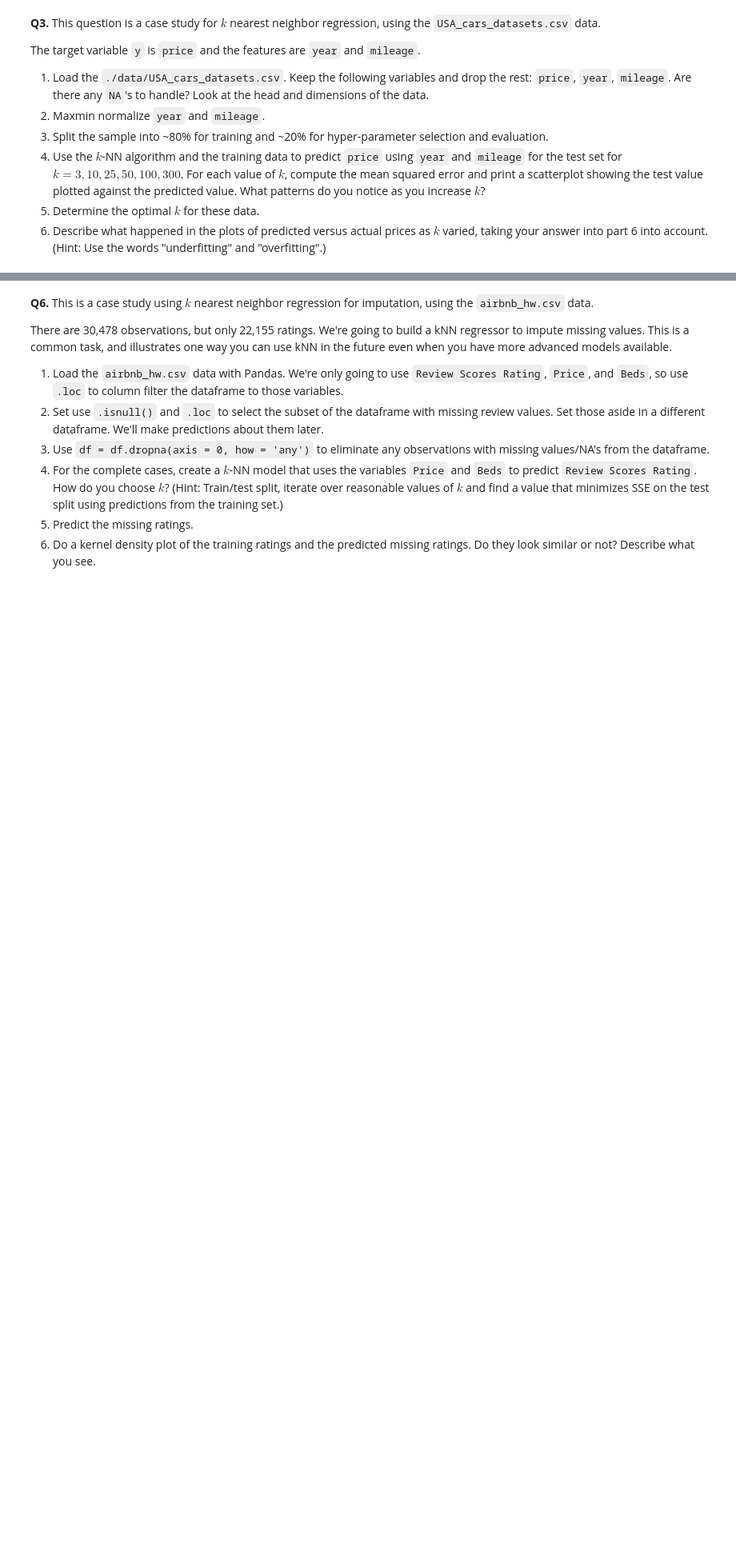
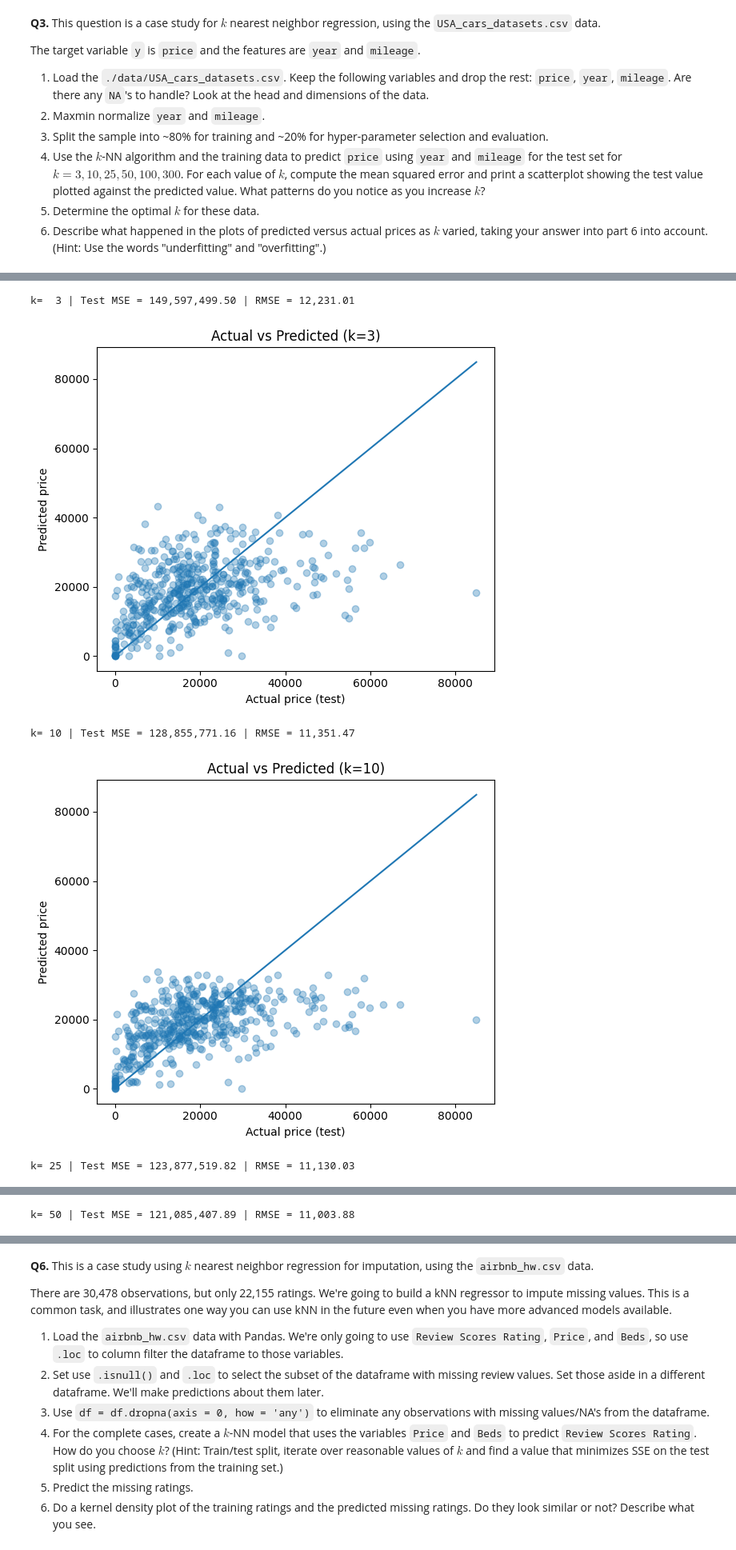
Before and after one commit to haileyechong/undergrad_ml_assignments, a Jupyter notebook: 02_assignment_knn.ipynb, the cells around one changed output, grey strips where cells are left out. Shown at 80% size. Saved outputs shown, nothing was run; the diff lists cells and outputs as text; code cells hidden in the pictures; blank space fills up the shorter version.

```diff
--- a/02_assignment_knn.ipynb
+++ b/02_assignment_knn.ipynb
@@ -104,0 +289,37 @@ The data consist of a label, `class`, taking integer values 1 to 7, the name of
+# %%
+# 3.4
+k_list = [3, 10, 25, 50, 100, 300]
+mse_by_k = {}
+
+for k in k_list:
+    k_use = min(k, len(X_train_s))
+    model = KNeighborsRegressor(n_neighbors=k_use)
+    model.fit(X_train_s, y_train)
+
+    y_hat = model.predict(X_test_s)
+    mse = mean_squared_error(y_test, y_hat)
+    rmse = np.sqrt(mse)
+    mse_by_k[k_use] = mse
+
+    print(f"k={k_use:3d} | Test MSE = {mse:,.2f} | RMSE = {rmse:,.2f}")
+
+    # scatterplot actual vs predicted
+    plt.figure(figsize=(6, 5))
+    plt.scatter(y_test, y_hat, alpha=0.35)
+    mn = min(y_test.min(), y_hat.min())
+    mx = max(y_test.max(), y_hat.max())
+    plt.plot([mn, mx], [mn, mx])
+    plt.xlabel("Actual price (test)")
+    plt.ylabel("Predicted price")
+    plt.title(f"Actual vs Predicted (k={k_use})")
+    plt.tight_layout()
+    plt.show()
+
+best_k = min(mse_by_k, key=mse_by_k.get)
+print("\nBest k among [3,10,25,50,100,300] = ", best_k, "| Min Test MSE =", mse_by_k[best_k])
+# %% [output]
+k=  3 | Test MSE = 149,597,499.50 | RMSE = 12,231.01
+[figure, added]
+k= 10 | Test MSE = 128,855,771.16 | RMSE = 11,351.47
+[figure, added]
+k= 25 | Test MSE = 123,877,519.82 | RMSE = 11,130.03
@@ -104,0 +327 @@ The data consist of a label, `class`, taking integer values 1 to 7, the name of
+k= 50 | Test MSE = 121,085,407.89 | RMSE = 11,003.88
```
Also changed, not shown: parts of 20 cells of this notebook.
